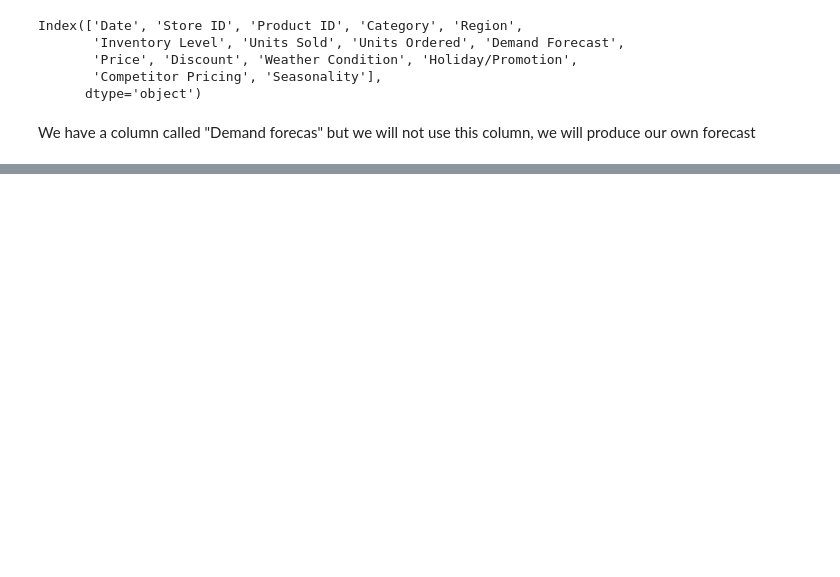
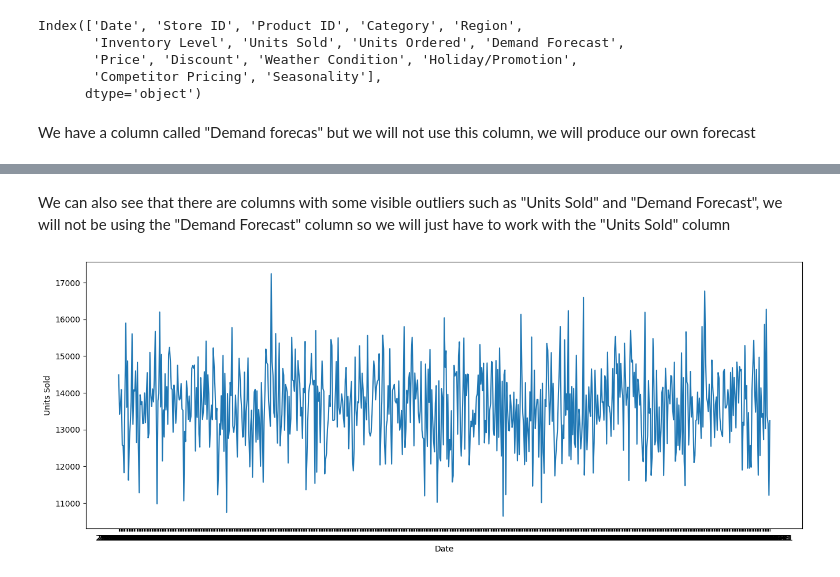
Before and after one commit to PercyDancourt/REME, a Jupyter notebook: notebooks/EDA.ipynb, the cells around one changed output, grey strips where cells are left out. Drawn from its saved outputs; the diff is of its cells as text; code cells hidden in the pictures; blank space fills up the shorter version.

```diff
--- a/notebooks/EDA.ipynb
+++ b/notebooks/EDA.ipynb
@@ -66,0 +129,11 @@ We have a column called "Demand forecas" but we will not use this column, we wil
+# %% [markdown]
+We can also see that there are columns with some visible outliers such as "Units Sold" and "Demand Forecast", we will not be using the "Demand Forecast" column so we will just have to work with the "Units Sold" column
+# %%
+# We group the data by 'Date' and sum the 'Units Sold' to analyze sales trends over time at a general level
+data_sells_by_date = data.groupby(['Date'])['Units Sold'].sum().reset_index()
+
+plt.figure(figsize=(16, 6))
+sns.lineplot(data=data_sells_by_date, x='Date', y='Units Sold')
+plt.show()
+# %% [output]
+[figure, added]
```
Also changed, not shown: parts of 46 cells of this notebook.
